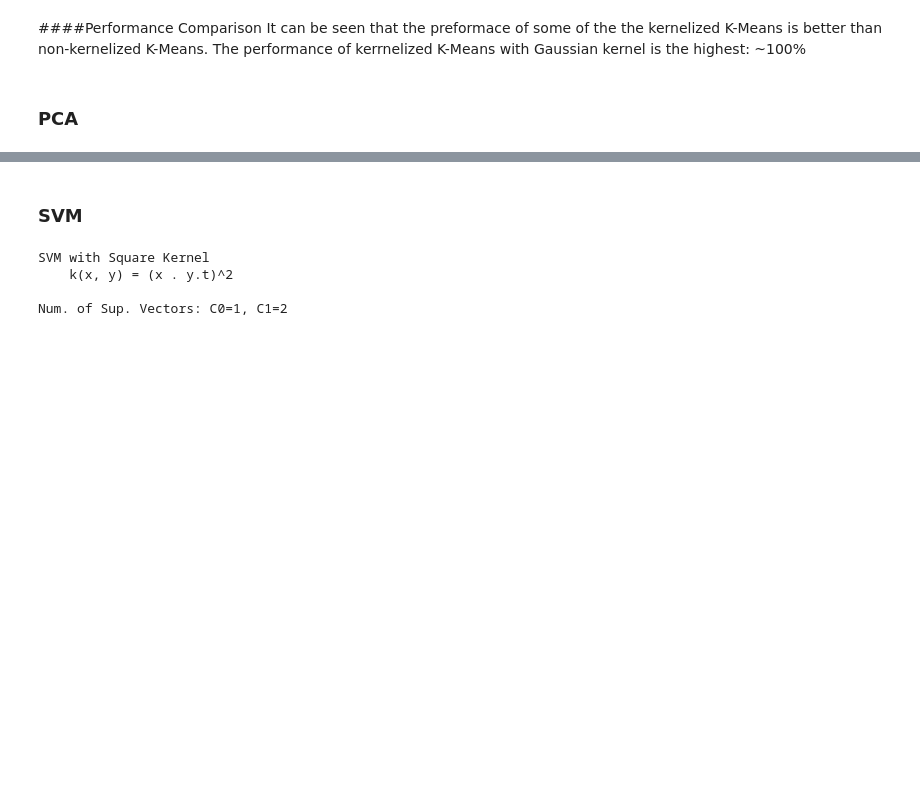
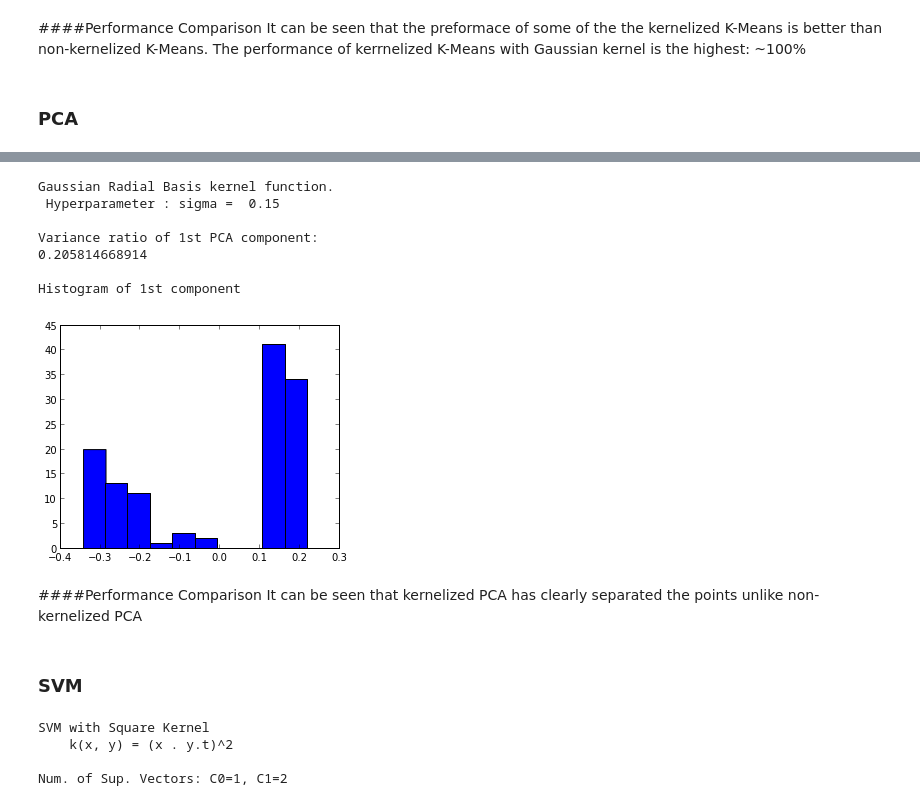
Before and after one commit to sagarjauhari/graph_mining, a Jupyter notebook: Graph Data Mining - L3.ipynb, the cells around one changed output, grey strips where cells are left out. Saved outputs shown, nothing was run; the diff lists cells and outputs as text; code cells hidden in the pictures; blank space fills up the shorter version.

```diff
--- a/Graph Data Mining - L3.ipynb
+++ b/Graph Data Mining - L3.ipynb
@@ -347,3 +379,17 @@ It can be seen that the preformace of some of the the kernelized K-Means is bett
+# %%
+do_kpca(bad_pca_r, kernel_gaus)
+# %% [output]
+Gaussian Radial Basis kernel function.
+ Hyperparameter : sigma =  0.15
+
+Variance ratio of 1st PCA component:
+0.205814668914
+
+Histogram of 1st component
+[figure, added]
+# %% [markdown]
+####Performance Comparison
+It can be seen that kernelized PCA has clearly separated the points unlike non-kernelized PCA
 # %% [markdown]
 ### SVM
 # %%
```
Also changed, not shown: parts of 3 cells of this notebook.
